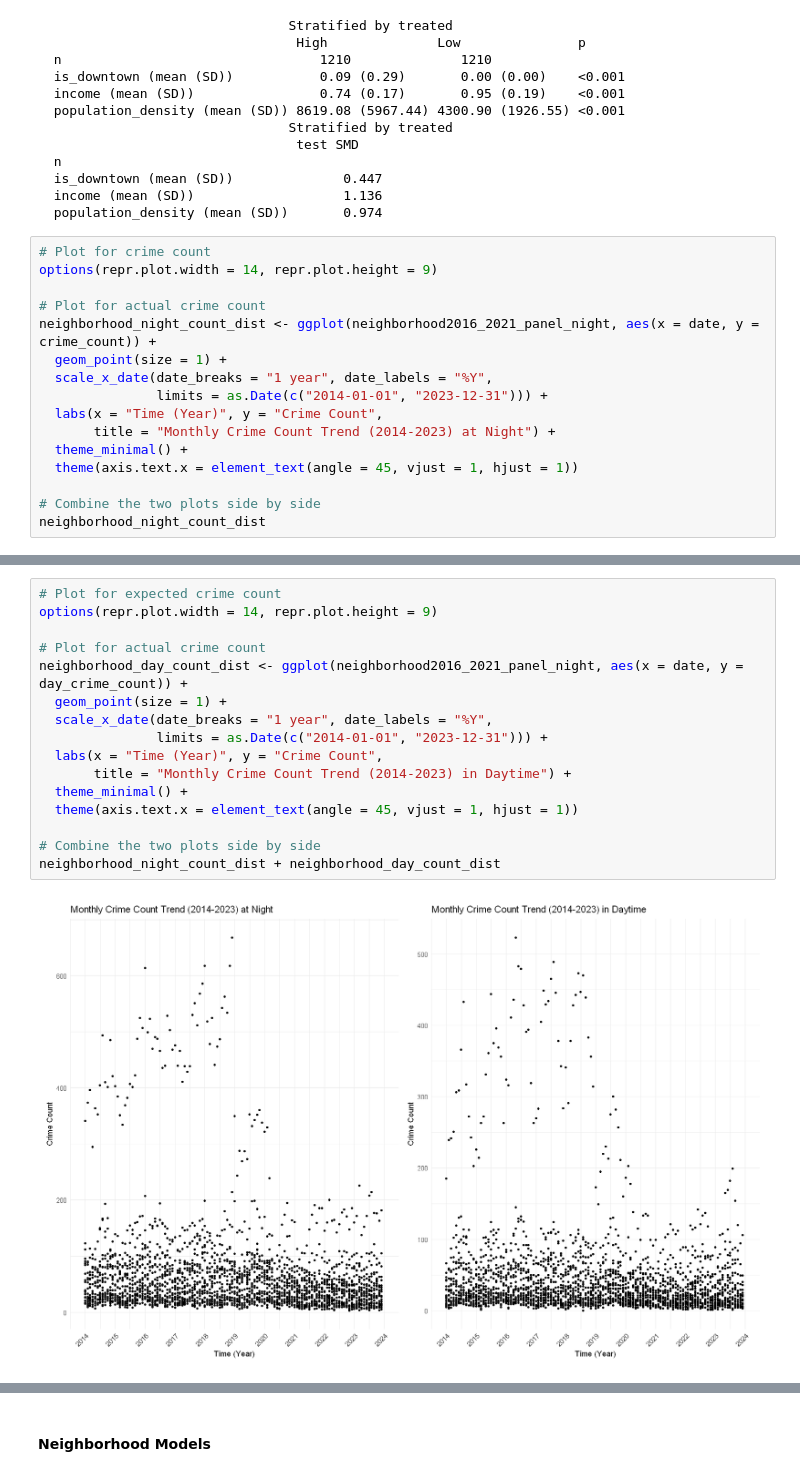
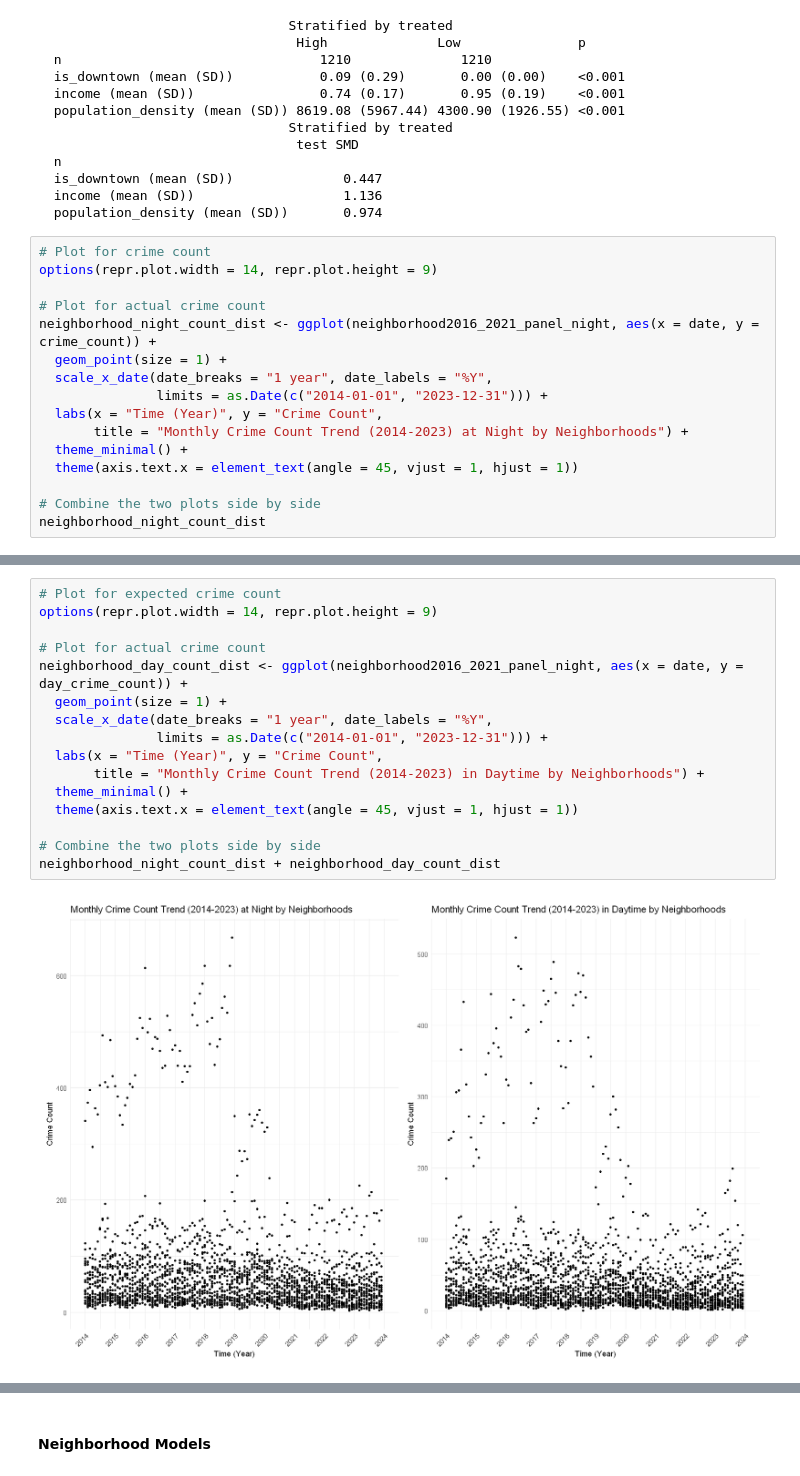
Before and after one commit to Irene-Berezin/econ_398_project, a Jupyter notebook: project_workbook.ipynb, the cells around one changed output, grey strips where cells are left out. Saved outputs shown, nothing was run; the diff lists cells and outputs as text.

```diff
--- a/project_workbook.ipynb
+++ b/project_workbook.ipynb
@@ -1680,7 +1680,7 @@ neighborhood_night_count_dist <- ggplot(neighborhood2016_2021_panel_night, aes(x
   scale_x_date(date_breaks = "1 year", date_labels = "%Y",
                limits = as.Date(c("2014-01-01", "2023-12-31"))) +
   labs(x = "Time (Year)", y = "Crime Count",
-       title = "Monthly Crime Count Trend (2014-2023) at Night") +
+       title = "Monthly Crime Count Trend (2014-2023) at Night by Neighborhoods") +
   theme_minimal() +
   theme(axis.text.x = element_text(angle = 45, vjust = 1, hjust = 1))
 
@@ -1691,21 +1691,21 @@ neighborhood_night_count_dist
 # %%
 # Plot for expected crime count
 options(repr.plot.width = 14, repr.plot.height = 9)
 
 # Plot for actual crime count
 neighborhood_day_count_dist <- ggplot(neighborhood2016_2021_panel_night, aes(x = date, y = day_crime_count)) +
   geom_point(size = 1) +
   scale_x_date(date_breaks = "1 year", date_labels = "%Y",
                limits = as.Date(c("2014-01-01", "2023-12-31"))) +
   labs(x = "Time (Year)", y = "Crime Count",
-       title = "Monthly Crime Count Trend (2014-2023) in Daytime") +
+       title = "Monthly Crime Count Trend (2014-2023) in Daytime by Neighborhoods") +
   theme_minimal() +
   theme(axis.text.x = element_text(angle = 45, vjust = 1, hjust = 1))
 
 # Combine the two plots side by side
 neighborhood_night_count_dist + neighborhood_day_count_dist
 # %% [output]
-[figure, old version]
+[figure, new version]
 # %%
 ggplot(neighborhood2016_2021_panel_night, aes(x = date, y = ntl_mean)) +
   geom_point(size = 1) +
```
Also changed, not shown: parts of 19 cells of this notebook.
